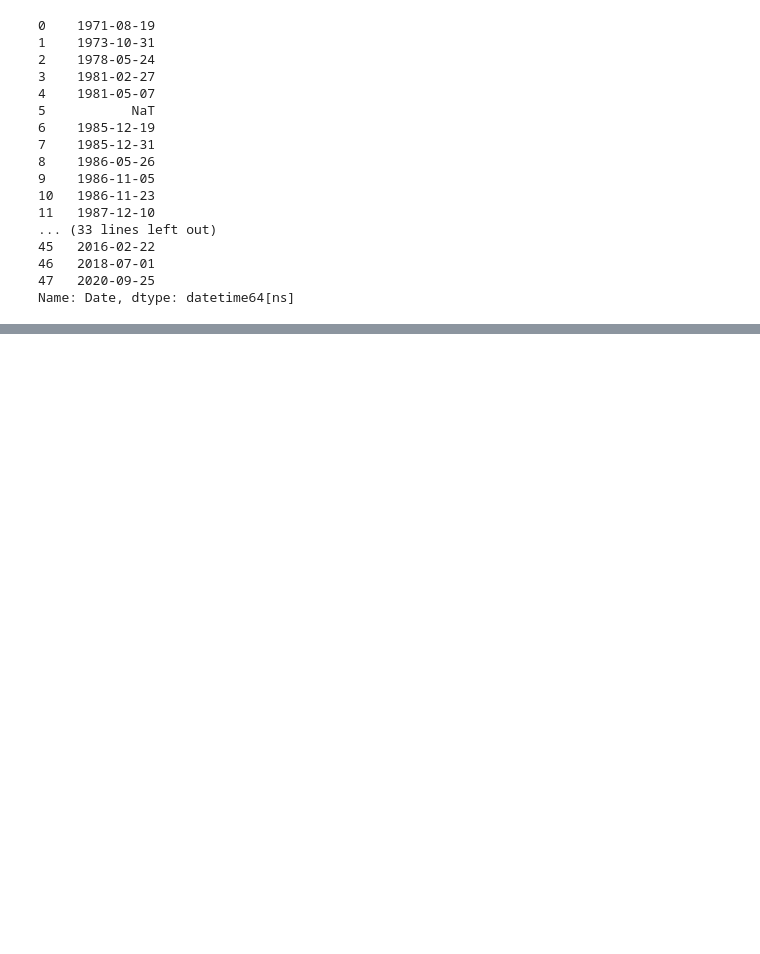
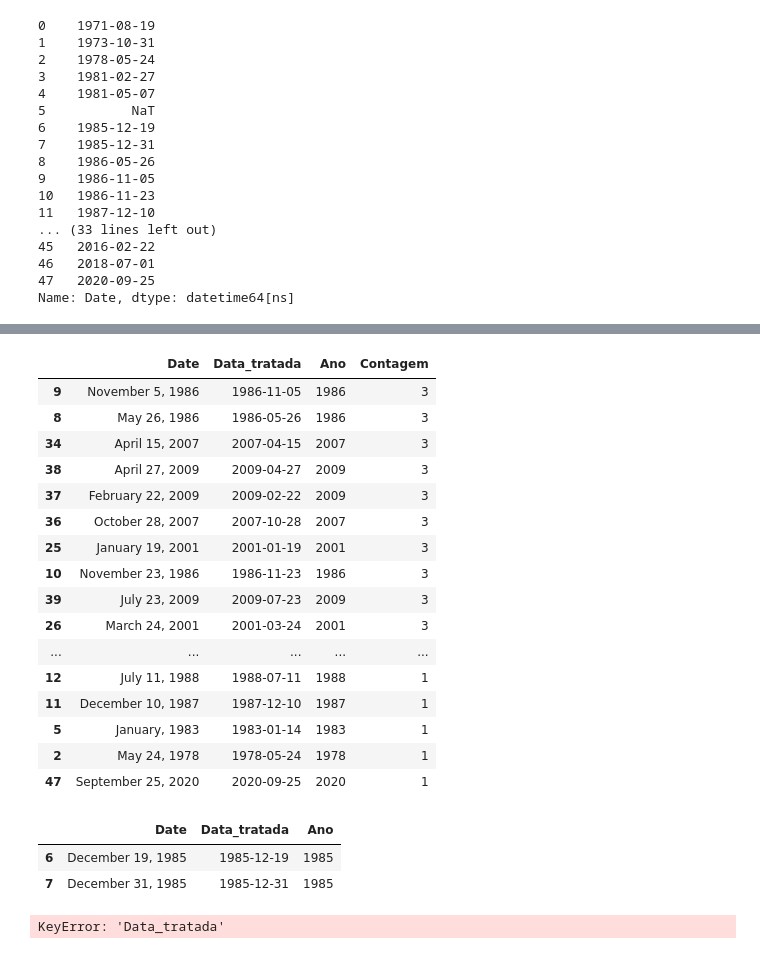
Before and after one commit to scarletjulia/prison_break_project, a Jupyter notebook: Projeto_Prison_Break.ipynb, the cells around one changed output, grey strips where cells are left out. Drawn from its saved outputs; the diff is of its cells as text; code cells hidden in the pictures; blank space fills up the shorter version.

```diff
--- a/Projeto_Prison_Break.ipynb
+++ b/Projeto_Prison_Break.ipynb
@@ -251,0 +355,5 @@ TypeError: to_datetime() got an unexpected keyword argument 'sep'
+# %%
+df_count = coluna_date_df.groupby('Ano').count().reset_index()[['Ano','Date']].sort_values('Date', ascending=False)
+df_count.columns = ['Ano', 'Contagem']
+df_count = df_count.reset_index(drop=True)
+df_count
@@ -251,0 +378,31 @@ TypeError: to_datetime() got an unexpected keyword argument 'sep'
+# %%
+coluna_date_df.merge(df_count, left_on='Ano', right_on='Ano', how='left').sort_values('Contagem', ascending=False)
+# %% [output]
+|  | Date | Data_tratada | Ano | Contagem |
+| 9 | November 5, 1986 | 1986-11-05 | 1986 | 3 |
+| 8 | May 26, 1986 | 1986-05-26 | 1986 | 3 |
+| 34 | April 15, 2007 | 2007-04-15 | 2007 | 3 |
+| 38 | April 27, 2009 | 2009-04-27 | 2009 | 3 |
+| 37 | February 22, 2009 | 2009-02-22 | 2009 | 3 |
+| 36 | October 28, 2007 | 2007-10-28 | 2007 | 3 |
+| 25 | January 19, 2001 | 2001-01-19 | 2001 | 3 |
+| 10 | November 23, 1986 | 1986-11-23 | 1986 | 3 |
+| 39 | July 23, 2009 | 2009-07-23 | 2009 | 3 |
+| 26 | March 24, 2001 | 2001-03-24 | 2001 | 3 |
+| ... | ... | ... | ... | ... |
+| 12 | July 11, 1988 | 1988-07-11 | 1988 | 1 |
+| 11 | December 10, 1987 | 1987-12-10 | 1987 | 1 |
+| 5 | January, 1983 | 1983-01-14 | 1983 | 1 |
+| 2 | May 24, 1978 | 1978-05-24 | 1978 | 1 |
+| 47 | September 25, 2020 | 2020-09-25 | 2020 | 1 |
+# %%
+coluna_date_df.query('Ano==1985')
+# %% [output]
+|  | Date | Data_tratada | Ano |
+| 6 | December 19, 1985 | 1985-12-19 | 1985 |
+| 7 | December 31, 1985 | 1985-12-31 | 1985 |
+# %%
+coluna_date_df = coluna_date_df.groupby('Ano').count()['Data_tratada']
+coluna_date_df.reset_index()
+# %% [output]
+KeyError: 'Data_tratada'
```
Also changed, not shown: parts of 27 cells of this notebook.
